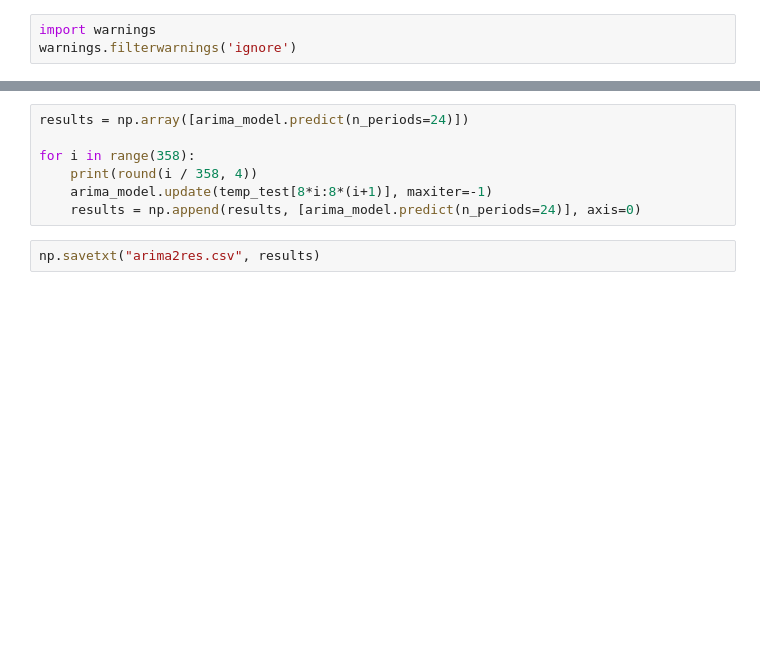
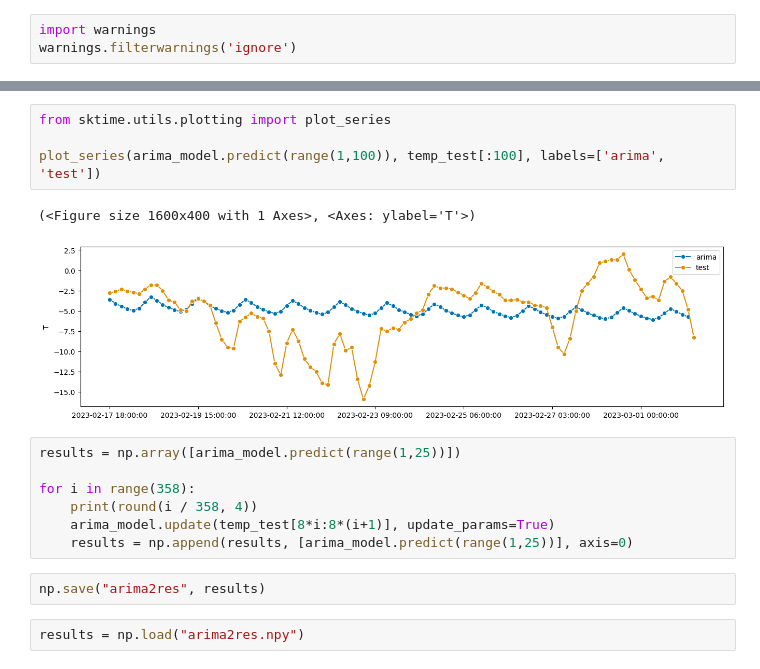
Before and after one commit to S0krat/FQW, a Jupyter notebook: arima2.ipynb, the cells around one changed output, grey strips where cells are left out. Drawn from its saved outputs; the diff is of its cells as text; blank space fills up the shorter version.

```diff
--- a/arima2.ipynb
+++ b/arima2.ipynb
@@ -40,12 +83,21 @@ def mae(y_true, y_pred):
+# %%
+from sktime.utils.plotting import plot_series
+
+plot_series(arima_model.predict(range(1,100)), temp_test[:100], labels=['arima', 'test'])
+# %% [output]
+(<Figure size 1600x400 with 1 Axes>, <Axes: ylabel='T'>)
+[figure, added]
 # %%
-results = np.array([arima_model.predict(n_periods=24)])
+results = np.array([arima_model.predict(range(1,25))])
 
 for i in range(358):
     print(round(i / 358, 4))
-    arima_model.update(temp_test[8*i:8*(i+1)], maxiter=-1)
-    results = np.append(results, [arima_model.predict(n_periods=24)], axis=0)
+    arima_model.update(temp_test[8*i:8*(i+1)], update_params=True)
+    results = np.append(results, [arima_model.predict(range(1,25))], axis=0)
 # %%
-np.savetxt("arima2res.csv", results)
+np.save("arima2res", results)
+# %%
+results = np.load("arima2res.npy")
 # %%
 results_3h = pd.Series(results[:,0])
 results_3h.index = temp_test[[8*i for i in range(359)]].index
```
Also changed, not shown: parts of 15 cells of this notebook, 4 other files.
